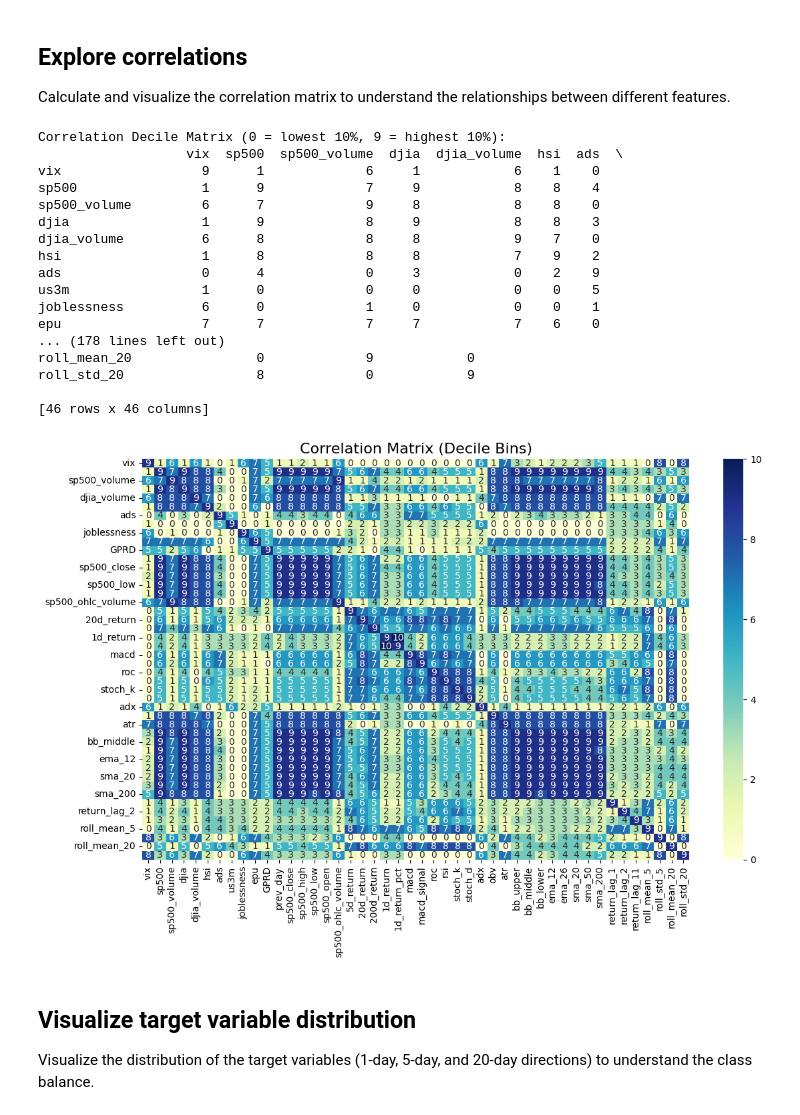
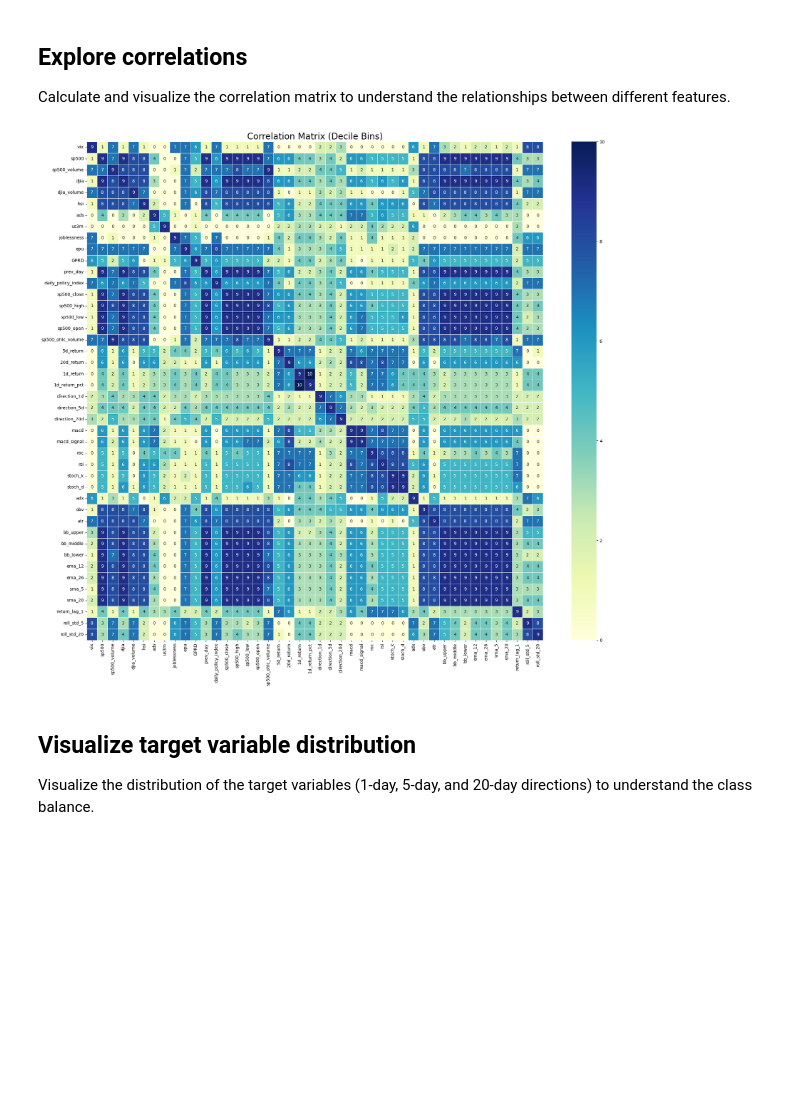
Before and after one commit to dkrapohl/UWF_DataScience_Capstone, a Jupyter notebook: DS_Capstone.ipynb, the cells around one changed output. Saved outputs shown, nothing was run; the diff lists cells and outputs as text; code cells hidden in the pictures; blank space fills up the shorter version.

```diff
--- a/DS_Capstone.ipynb
+++ b/DS_Capstone.ipynb
@@ -178,7 +277,6 @@ Index(['Date', 'vix', 'sp500', 'sp500_volume', 'djia', 'djia_volume', 'hsi',
 # %%
 # make the response variables we'll likely build models over later
-# this is the 5, 20, and 200 day returns
+# this is the 5 and 20 day returns
 merged['5d_return'] = (merged['sp500_close'] - merged['sp500_close'].shift(5))
 merged['20d_return'] = (merged['sp500_close'] - merged['sp500_close'].shift(20))
-merged['200d_return'] = (merged['sp500_close'] - merged['sp500_close'].shift(200))
 # %%
@@ -246,9 +338,8 @@ merged['ema_12'] = merged['sp500_close'].ewm(span=12, adjust=False).mean()
 merged['ema_26'] = merged['sp500_close'].ewm(span=26, adjust=False).mean()
 
 # Simple Moving Average (SMA)
+merged['sma_5'] = merged['sp500_close'].rolling(window=5).mean()
 merged['sma_20'] = merged['sp500_close'].rolling(window=20).mean()
-merged['sma_50'] = merged['sp500_close'].rolling(window=50).mean()
-merged['sma_200'] = merged['sp500_close'].rolling(window=200).mean()
 # %%
 df=merged
 df.head(2)
@@ -335,14 +471,9 @@ Optimal ARCH lag (BIC): 11
 # %%
-# make a 1, 2, 5 day lag like a VAR model
-df[f'return_lag_1'] = df['1d_return'].shift(1) # acf+pacf said 1 day lag is relevant
-df[f'return_lag_2'] = df['1d_return'].shift(2) # acf+pacf said 2 day is relevant
-df[f'return_lag_11'] = df['1d_return'].shift(11)
+# make a 1 day lag like a VAR model
+df[f'return_lag_1'] = df['1d_return'].shift(1) # acf+pacf said 1 day lag is potenntially relevant
 
-# add 5 and 20 day rolling metrics like GARCH
-# this is to overcome clustering of volatility metrics
-df['roll_mean_5'] = df['1d_return'].rolling(5).mean()
+# Add to potentially overcome clustering of volatility metrics
 df['roll_std_5'] = df['1d_return'].rolling(5).std()
-df['roll_mean_20'] = df['1d_return'].rolling(20).mean()
 df['roll_std_20'] = df['1d_return'].rolling(20).std()
 # %%
 df.columns
@@ -396,51 +525,42 @@ display(df.describe())
 
 Calculate and visualize the correlation matrix to understand the relationships between different features.
 # %%
-# --- Correlation Matrix ---
+# get the decile for each correlation to give 0-10 heat map/correlation matrix
+def assign_decile(x):
+    return np.searchsorted(deciles, x, side="right") - 1
+
+
+# Compute correlation matrix (numeric only)
 corr_matrix = df.corr(numeric_only=True)
 
-# Flatten the matrix to compute decile bins
-corr_values = corr_matrix.to_numpy().flatten()
+# Flatten and compute deciles
+corr_values = corr_matrix.to_numpy().flatten()        # get the matrix to a numpy array
+mask = ~np.eye(corr_matrix.shape[0], dtype=bool)      # create the identify matrix
+deciles = np.percentile(corr_values[mask.flatten()], np.arange(0, 101, 10)) # get percentiles
 
-# Compute decile breakpoints (excluding diagonal of 1.0 to avoid skew)
-mask = ~np.eye(corr_matrix.shape[0], dtype=bool)
-deciles = np.percentile(corr_values[mask.flatten()], np.arange(0, 101, 10))
+corr_decile = corr_matrix.applymap(assign_decile)     # get the deciles
 
-# Assign each correlation to a decile (0 = lowest 10%, 9 = highest 10%)
-def assign_decile(x):
-    # np.searchsorted returns which bin the value belongs to
-    return np.searchsorted(deciles, x, side="right") - 1
+# make the heatmap of deciles
+plt.figure(figsize=(20, 18))  # make figure larger
+sns.heatmap(
+    corr_decile,
+    annot=True,
+    fmt="d",
+    cmap="YlGnBu",  # use yellow-green-blue since I'm colorblind
+    cbar=True,
+    linewidths=0.5, # add grid lines between cells
+)
 
-corr_decile = corr_matrix.applymap(assign_decile)
+plt.title("Correlation Matrix (Decile Bins)", fontsize=20)
 
-print("\nCorrelation Decile Matrix (0 = lowest 10%, 9 = highest 10%):")
-print(corr_decile)
+# Rotate x-axis labels for readability
+plt.xticks(rotation=90, fontsize=10)
+plt.yticks(rotation=0, fontsize=10)
 
-# Optional: heatmap of deciles
-plt.figure(figsize=(12, 8))
-sns.heatmap(corr_decile, annot=True, fmt="d", cmap="YlGnBu", cbar=True)
-plt.title("Correlation Matrix (Decile Bins)", fontsize=16)
 plt.tight_layout()
 plt.show()
 # %% [output]
-Correlation Decile Matrix (0 = lowest 10%, 9 = highest 10%):
-                   vix  sp500  sp500_volume  djia  djia_volume  hsi  ads  \
-vix                  9      1             6     1            6    1    0
-sp500                1      9             7     9            8    8    4
-sp500_volume         6      7             9     8            8    8    0
-djia                 1      9             8     9            8    8    3
-djia_volume          6      8             8     8            9    7    0
-hsi                  1      8             8     8            7    9    2
-ads                  0      4             0     3            0    2    9
-us3m                 1      0             0     0            0    0    5
-joblessness          6      0             1     0            0    0    1
-epu                  7      7             7     7            7    6    0
-... (178 lines left out)
-roll_mean_20                0             9            0
-roll_std_20                 8             0            9
-
-[46 rows x 46 columns]
-[figure, old version]
+[figure, new version]
 # %% [markdown]
 ## Visualize target variable distribution
 
```
Also changed, not shown: parts of 58 cells of this notebook, 1 other file.
